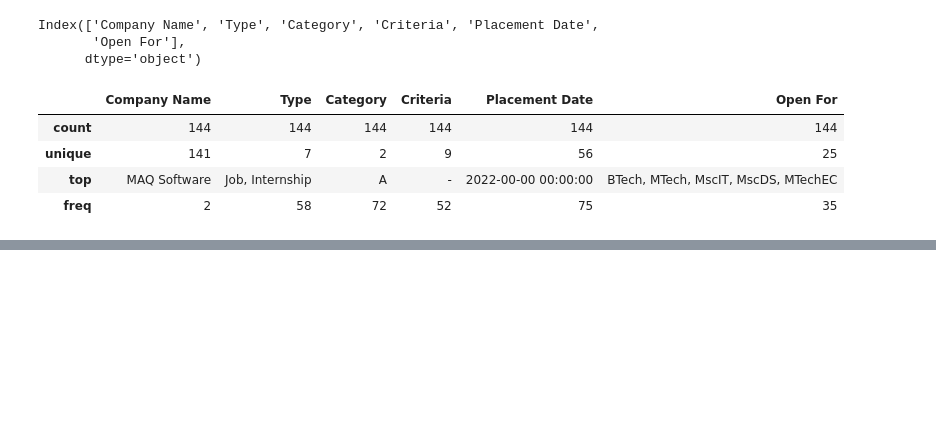
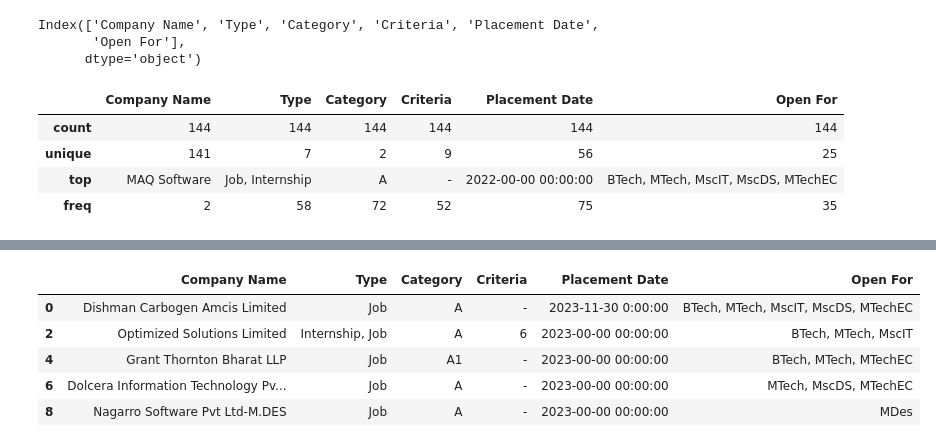
Before and after one commit to Sagar-v4/python, a Jupyter notebook: Pandas/CSV Functions (read & write).ipynb, the cells around one changed output, grey strips where cells are left out. Cells and saved outputs as stored; diff of their text form; code cells hidden in the pictures; blank space fills up the shorter version.

```diff
--- a/Pandas/CSV Functions (read & write).ipynb
+++ b/Pandas/CSV Functions (read & write).ipynb
@@ -54,0 +63,11 @@ df.head(4)
+# %%
+# show specidic data
+
+df[:10:2]
+# %% [output]
+|  | Company Name | Type | Category | Criteria | Placement Date | Open For |
+| 0 | Dishman Carbogen Amcis Limited | Job | A | - | 2023-11-30 0:00:00 | BTech, MTech, MscIT, MscDS, MTechEC |
+| 2 | Optimized Solutions Limited | Internship, Job | A | 6 | 2023-00-00 00:00:00 | BTech, MTech, MscIT |
+| 4 | Grant Thornton Bharat LLP | Job | A1 | - | 2023-00-00 00:00:00 | BTech, MTech, MTechEC |
+| 6 | Dolcera Information Technology Pv... | Job | A | - | 2023-00-00 00:00:00 | MTech, MscDS, MTechEC |
+| 8 | Nagarro Software Pvt Ltd-M.DES | Job | A | - | 2023-00-00 00:00:00 | MDes |
```
Also changed, not shown: parts of 12 cells of this notebook, 8 other files.
